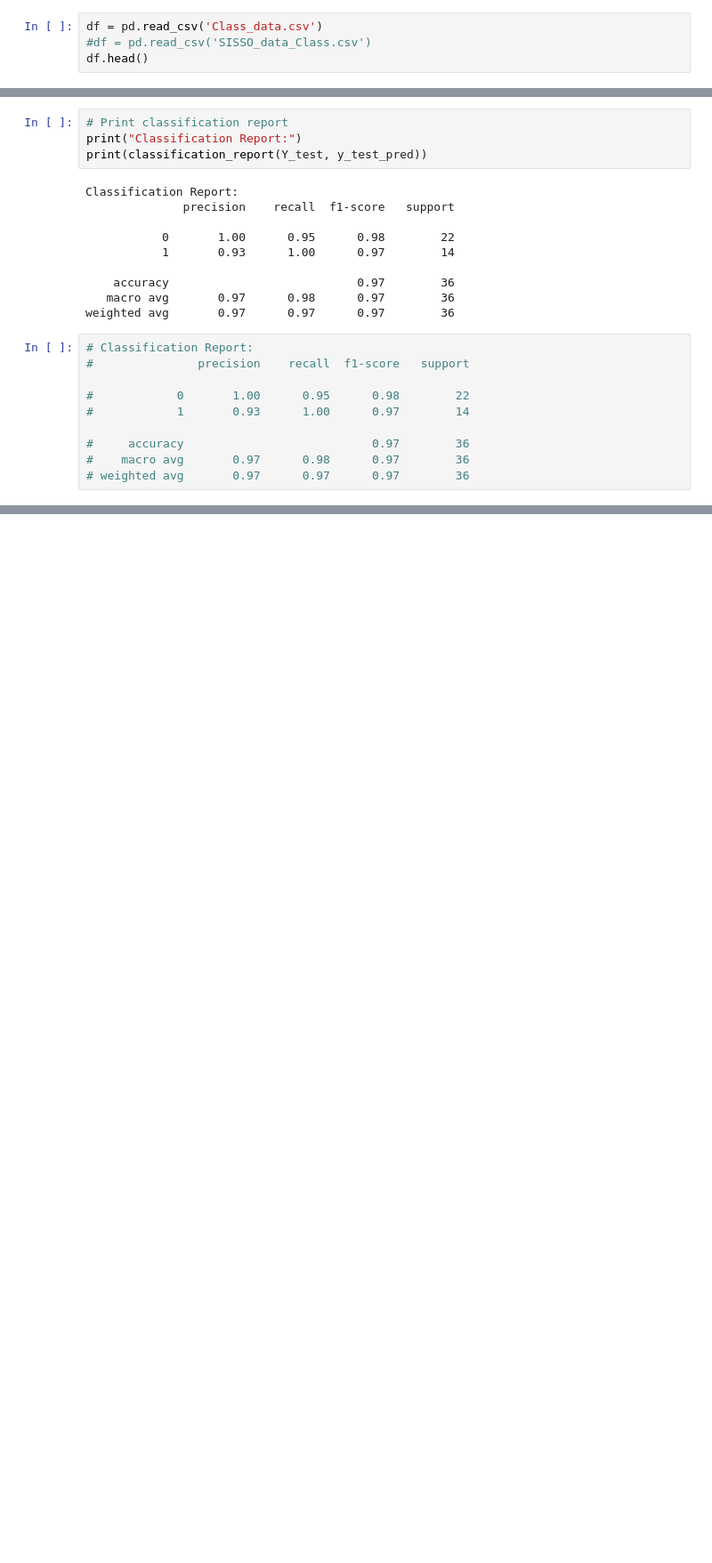
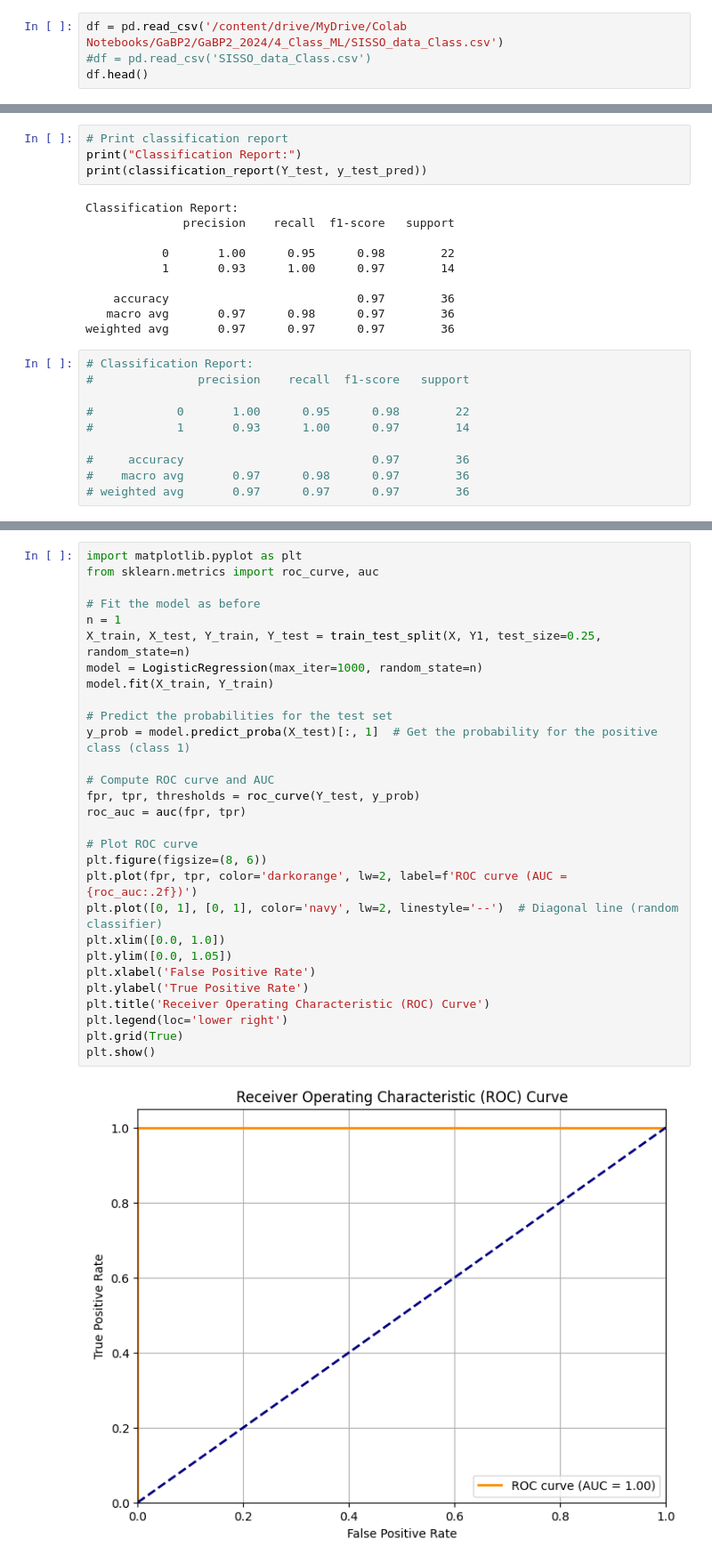
Before and after one commit to UpendraKumarIITG/ABX2_Article, a Jupyter notebook: 3_Logistic classification/LOGISTIC_Classification.ipynb, the cells around one changed output, grey strips where cells are left out. Shown at 89% size. Drawn from its saved outputs; the diff is of its cells as text; blank space fills up the shorter version.

```diff
--- a/3_Logistic classification/LOGISTIC_Classification.ipynb
+++ b/3_Logistic classification/LOGISTIC_Classification.ipynb
@@ -6,5 +10,5 @@ from sklearn.metrics import accuracy_score, confusion_matrix, ConfusionMatrixDis
 # %%
-df = pd.read_csv('Class_data.csv')
+df = pd.read_csv('/content/drive/MyDrive/Colab Notebooks/GaBP2/GaBP2_2024/4_Class_ML/SISSO_data_Class.csv')
 #df = pd.read_csv('SISSO_data_Class.csv')
 df.head()
 # %% [output]
@@ -387,0 +558,31 @@ The logistic regression model demonstrated strong classification performance. Ou
+# %%
+import matplotlib.pyplot as plt
+from sklearn.metrics import roc_curve, auc
+
+# Fit the model as before
+n = 1
+X_train, X_test, Y_train, Y_test = train_test_split(X, Y1, test_size=0.25, random_state=n)
+model = LogisticRegression(max_iter=1000, random_state=n)
+model.fit(X_train, Y_train)
+
+# Predict the probabilities for the test set
+y_prob = model.predict_proba(X_test)[:, 1]  # Get the probability for the positive class (class 1)
+
+# Compute ROC curve and AUC
+fpr, tpr, thresholds = roc_curve(Y_test, y_prob)
+roc_auc = auc(fpr, tpr)
+
+# Plot ROC curve
+plt.figure(figsize=(8, 6))
+plt.plot(fpr, tpr, color='darkorange', lw=2, label=f'ROC curve (AUC = {roc_auc:.2f})')
+plt.plot([0, 1], [0, 1], color='navy', lw=2, linestyle='--')  # Diagonal line (random classifier)
+plt.xlim([0.0, 1.0])
+plt.ylim([0.0, 1.05])
+plt.xlabel('False Positive Rate')
+plt.ylabel('True Positive Rate')
+plt.title('Receiver Operating Characteristic (ROC) Curve')
+plt.legend(loc='lower right')
+plt.grid(True)
+plt.show()
+# %% [output]
+[figure, added]
```
Also changed, not shown: parts of 49 cells of this notebook.
